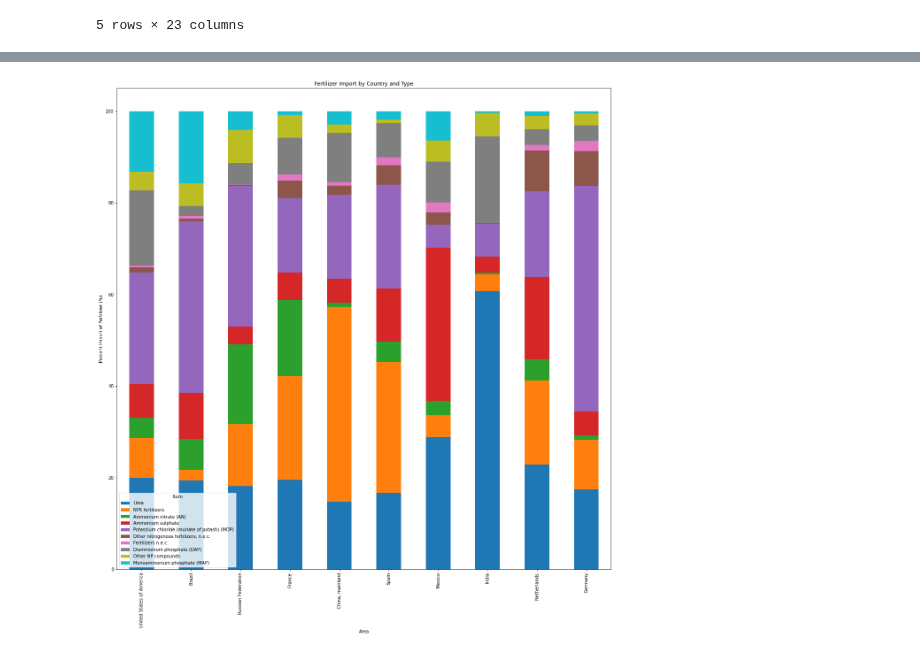
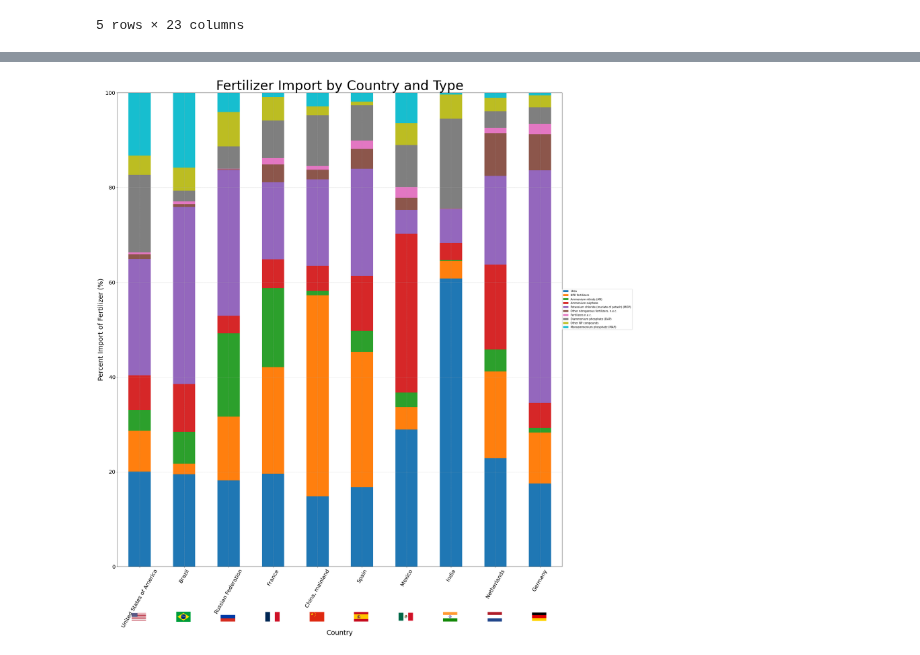
Before and after one commit to JSemelhago/DFManipulationComparison, a Jupyter notebook: src/DataframeManipulationTypes.ipynb, the cells around one changed output, grey strips where cells are left out. Saved outputs shown, nothing was run; the diff lists cells and outputs as text; code cells hidden in the pictures.

Commit message:
Add flags #2
Implemented flags into axis

```diff
--- a/src/DataframeManipulationTypes.ipynb
+++ b/src/DataframeManipulationTypes.ipynb
@@ -262,4 +263,4 @@ dffinal.head()
 # %%
-dffinal = dffinal.apply(lambda x: x/x.sum()*100)
+dffinal = dffinal.apply(lambda x: x/x.sum()*100, axis = 1)
 dffinal.head()
 # %% [output]
@@ -273,21 +274,31 @@ dffinal.head()
 # %%
 import matplotlib.pyplot as plt
 import matplotlib.image as mpimg
 
-dffinal = dffinal.T
-fig = plt.figure(figsize=(20,20))
+fig = plt.figure(figsize=(30,30))
 ax = fig.add_subplot(111)
-ax.set_ylabel('Percent Import of Fertilizer (%)')
-ax.set_xlabel('Fertilizer Type')
-ax.set_title('Fertilizer Import by Country and Type')
+ax.set_title('Fertilizer Import by Country and Type', fontsize=50)
+dffinal.plot(ax=ax,kind='bar',stacked=True)
+ax.set_xlabel('Country', fontsize=25)
+ax.set_xticklabels(labels=dffinal.index.values.tolist(), fontsize=20, rotation=60)
+ax.set_yticklabels(labels=np.arange(0, 101, 20), fontsize=20)
+ax.set_ylabel('Percent Import of Fertilizer (%)', fontsize=25)
+ax.grid(True, linestyle='dashed', linewidth=0.5)
+
+plt.subplots_adjust(top=0.95)
+plt.ylim([0, 100])
 plt.legend(dffinal.columns.to_list(),loc=(1,0.5))
-dffinal.plot(ax=ax,kind='bar',stacked=True)
+flags = ['USA.png', 'Brazil.png', 'Russia.png', 'France.png', 'China.png', 'Spain.png', 'Mexico.png', 'India.png', 'Netherlands.png', 'Germany.png']
 
-flags = ['USA.png', 'Russia.png', 'France.png', 'China.png', 'Spain.png', 'Mexico.png', 'India.png', 'Netherlands.png', 'Germany.png']
-
+placement = 0.15
 for img in flags:
     img = '../data/flags/'+img
+    flag_img = mpimg.imread(img)
+    imax = fig.add_axes([placement, 0.025, 0.025, 0.025])
+    imax.imshow(flag_img)
+    imax.axis('off')
+    placement+=0.0775
 
 fig.savefig('../output/fertilizerbycountrybarplot.png')
 # %% [output]
-[figure, old version]
+[figure, new version]
```
Also changed, not shown: parts of 3 cells of this notebook, 1 other file.
